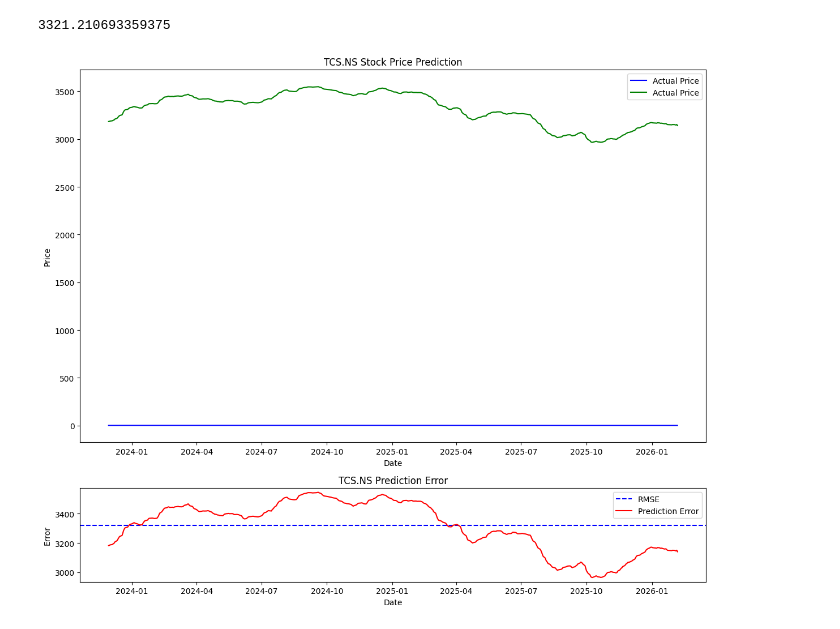
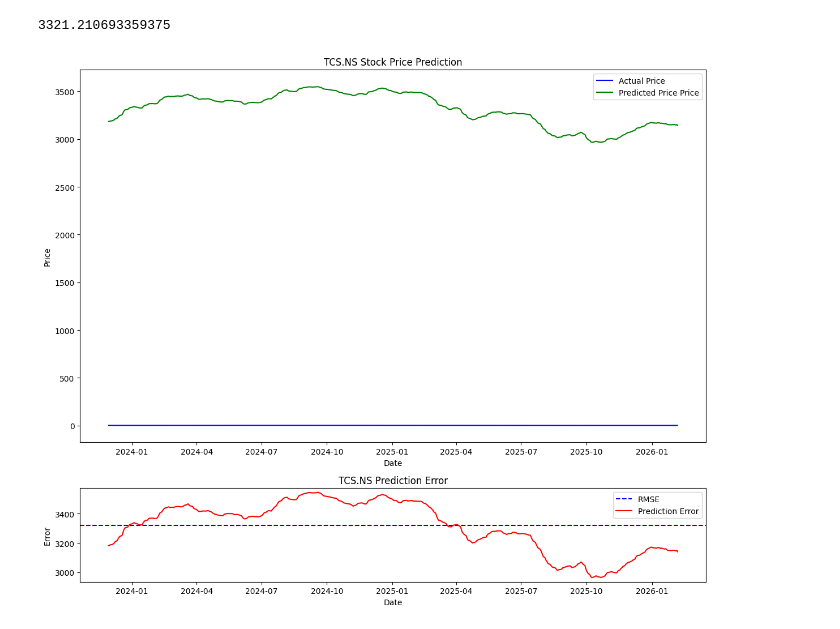
Before and after one commit to Acyuth/Stock-Price-Prediction, a Jupyter notebook: StockPricePrediction.ipynb, the cells around one changed output. Drawn from its saved outputs; the diff is of its cells as text; code cells hidden in the pictures.

```diff
--- a/StockPricePrediction.ipynb
+++ b/StockPricePrediction.ipynb
@@ -180,22 +180,22 @@ test_rmse
 # %%
 fig=plt.figure(figsize=(12,10))
 gs=fig.add_gridspec(4,1)
 axl=fig.add_subplot(gs[:3, 0])
 axl.plot(df.iloc[-len(y_test):].index,y_test, color='blue', label='Actual Price')
-axl.plot(df.iloc[-len(y_test):].index,y_test_pred, color='green', label='Actual Price')
+axl.plot(df.iloc[-len(y_test):].index,y_test_pred, color='green', label='Predicted Price Price')
 axl.legend()
 plt.title(f"{ticker} Stock Price Prediction")
 plt.xlabel("Date")
 plt.ylabel("Price")
 
 ax2=fig.add_subplot(gs[3, 0])
 ax2.axhline(test_rmse, color='blue', linestyle='--', label='RMSE')
 ax2.plot(df[-len(y_test):].index, abs(y_test-y_test_pred),'r',label='Prediction Error')
 ax2.legend()
 plt.title(f"{ticker} Prediction Error")
 plt.xlabel("Date")
 plt.ylabel("Error")
 plt.tight_layout()
 plt.show()
 # %% [output]
-[figure, old version]
+[figure, new version]
```
